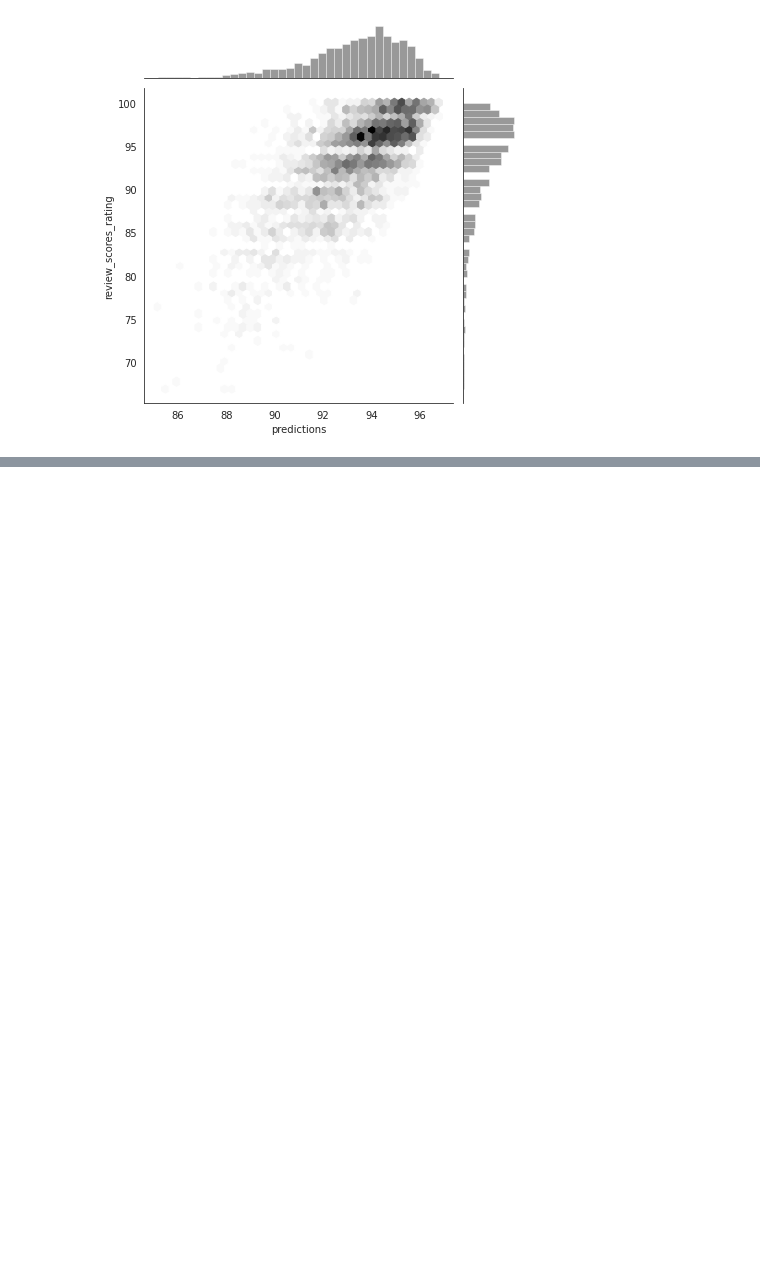
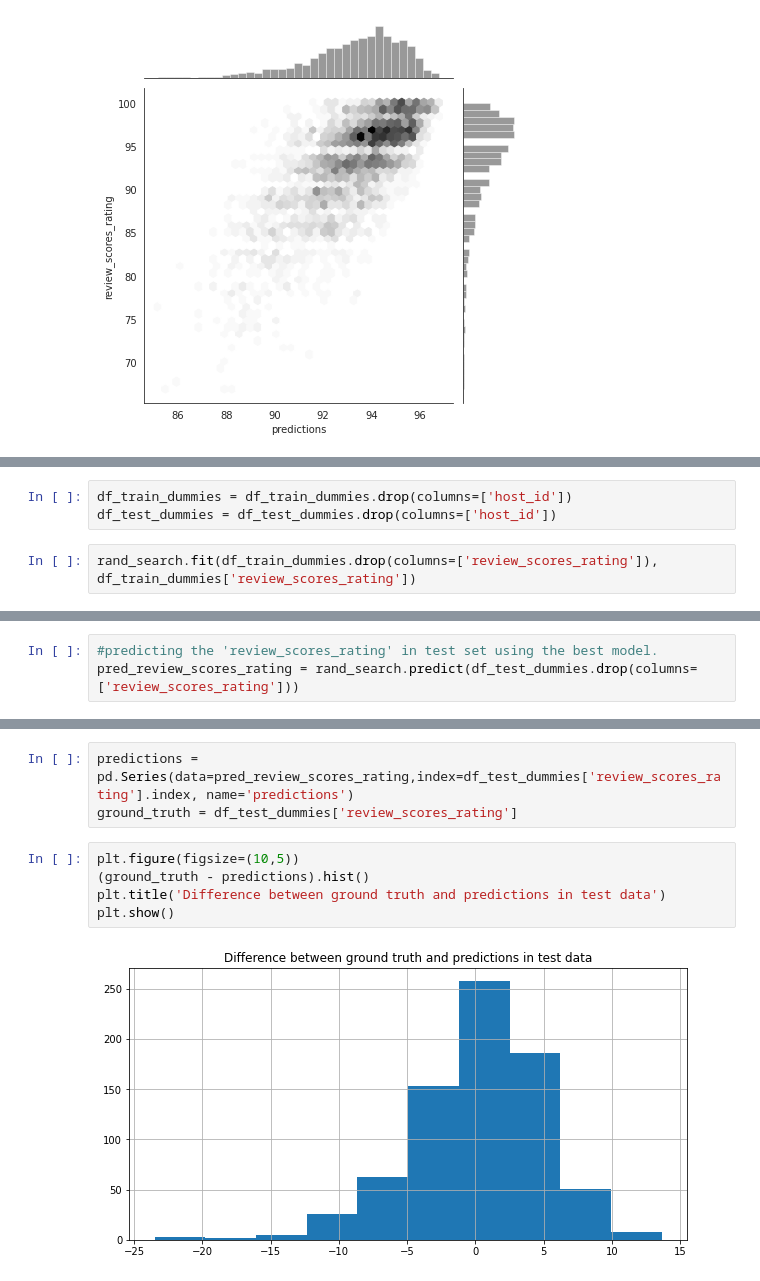
Before and after one commit to OzanGenc/Airbnb-Istanbul-ReviewScorePrediction, a Jupyter notebook: Airbnb_Istanbul.ipynb, the cells around one changed output, grey strips where cells are left out. Cells and saved outputs as stored; diff of their text form; blank space fills up the shorter version.

```diff
--- a/Airbnb_Istanbul.ipynb
+++ b/Airbnb_Istanbul.ipynb
@@ -581,0 +608,5 @@ with sns.axes_style("white"):
+# %%
+df_train_dummies = df_train_dummies.drop(columns=['host_id'])
+df_test_dummies = df_test_dummies.drop(columns=['host_id'])
+# %%
+rand_search.fit(df_train_dummies.drop(columns=['review_scores_rating']), df_train_dummies['review_scores_rating'])
@@ -581,0 +638,3 @@ with sns.axes_style("white"):
+# %%
+#predicting the 'review_scores_rating' in test set using the best model.
+pred_review_scores_rating = rand_search.predict(df_test_dummies.drop(columns=['review_scores_rating']))
@@ -581,0 +653,10 @@ with sns.axes_style("white"):
+# %%
+predictions = pd.Series(data=pred_review_scores_rating,index=df_test_dummies['review_scores_rating'].index, name='predictions')
+ground_truth = df_test_dummies['review_scores_rating']
+# %%
+plt.figure(figsize=(10,5))
+(ground_truth - predictions).hist()
+plt.title('Difference between ground truth and predictions in test data')
+plt.show()
+# %% [output]
+[figure, added]
```
Also changed, not shown: parts of 13 cells of this notebook.
